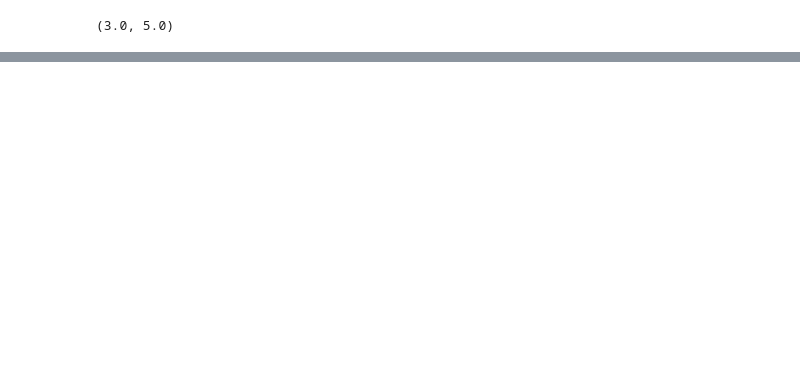
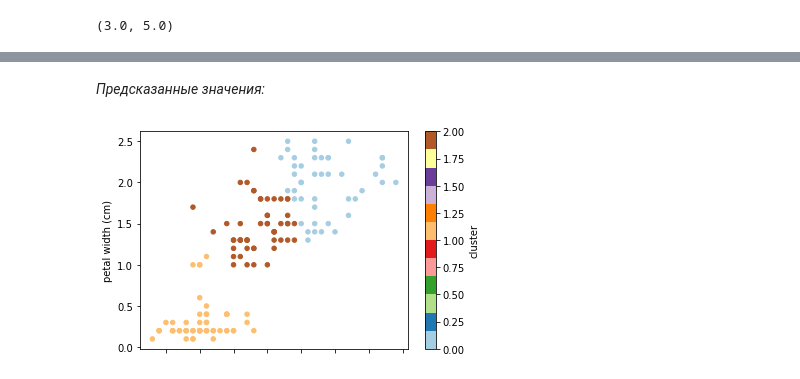
Before and after one commit to AndrewSalygin/data_analysis_practice, a Jupyter notebook: Data analysis practice.ipynb, the cells around one changed output, grey strips where cells are left out. Saved outputs shown, nothing was run; the diff lists cells and outputs as text; code cells hidden in the pictures; blank space fills up the shorter version.

```diff
--- a/Data analysis practice.ipynb
+++ b/Data analysis practice.ipynb
@@ -1382,0 +1494,11 @@ ISS = np.sum((points - mean) ** 2)
+# %%
+from sklearn.cluster import KMeans
+
+kmeans = KMeans(n_clusters = 3)
+
+data = df.loc[:, ['sepal length (cm)', 'petal width (cm)']]
+
+model = kmeans.fit(data)
+
+data['cluster'] = model.labels_
+data.head()
@@ -1382,0 +1512,7 @@ ISS = np.sum((points - mean) ** 2)
+# %% [markdown]
+*Предсказанные значения:*
+# %%
+data.plot(kind = 'scatter', x='sepal length (cm)', y='petal width (cm)', c = 'cluster', colormap = 'Paired')
+plt.show()
+# %% [output]
+[figure, added]
```
Also changed, not shown: parts of 99 cells of this notebook, 6 other files.
